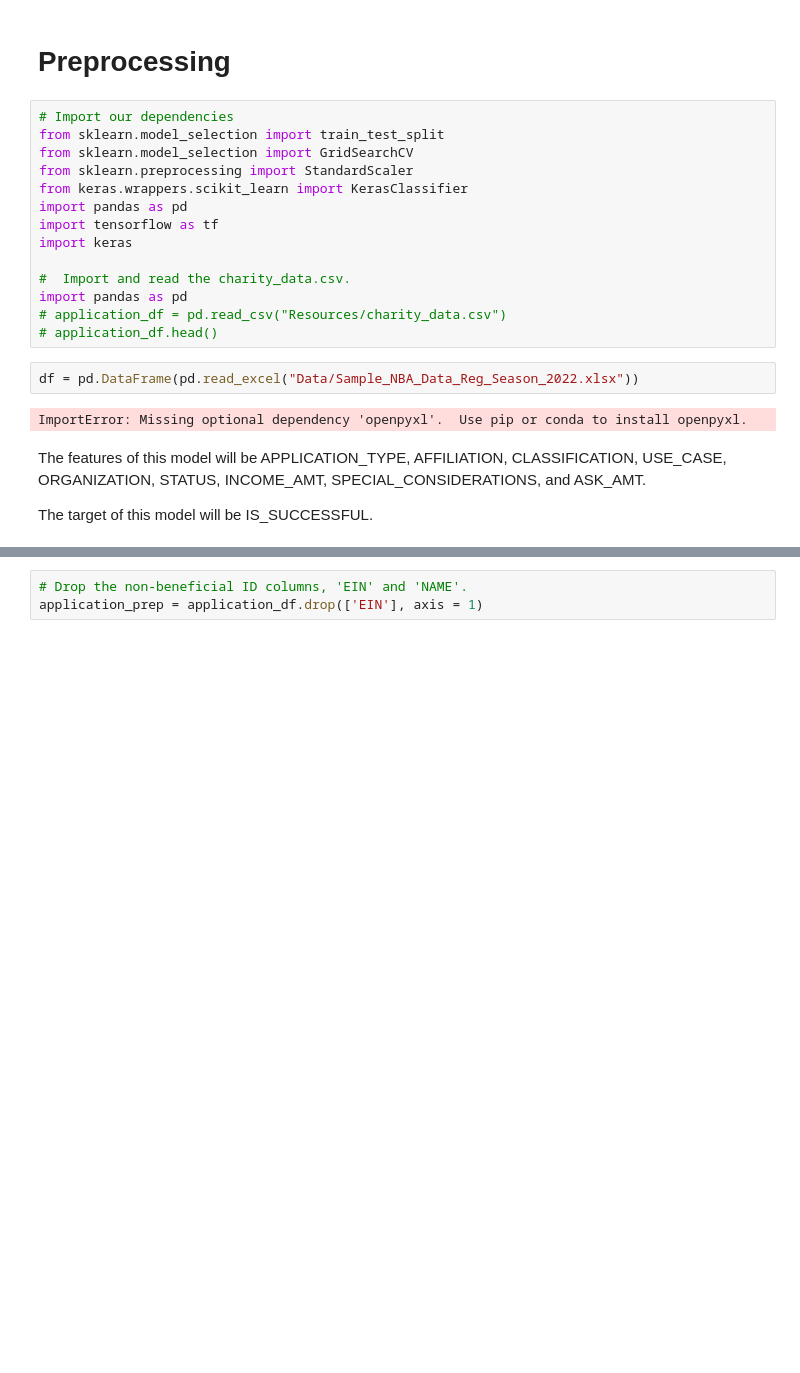
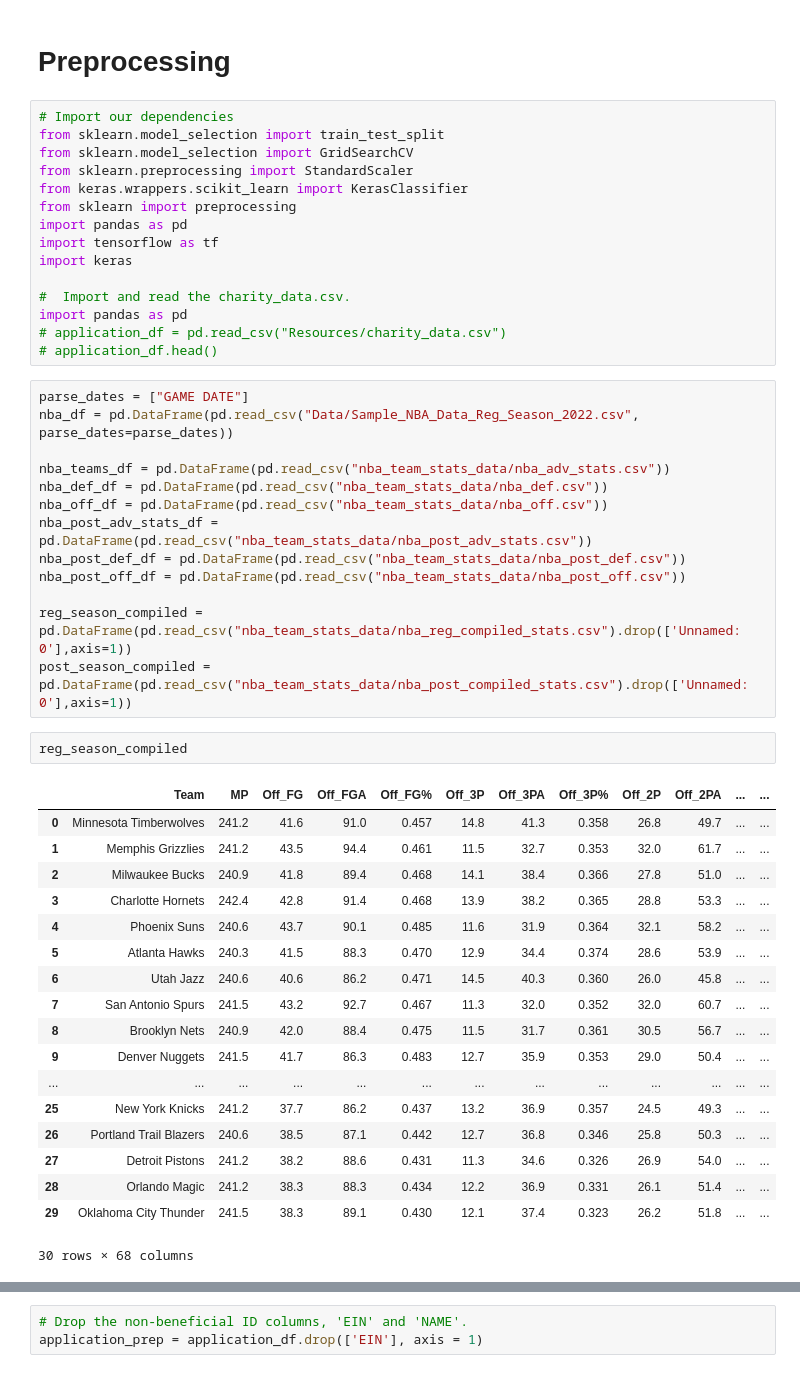
Before and after one commit to emeralddawns/NBA-Prediction-NN, a Jupyter notebook: NBA_Analysis.ipynb, the cells around one changed output, grey strips where cells are left out. Cells and saved outputs as stored; diff of their text form; blank space fills up the shorter version.

```diff
--- a/NBA_Analysis.ipynb
+++ b/NBA_Analysis.ipynb
@@ -46,6 +46,7 @@ from sklearn.model_selection import train_test_split
 from sklearn.model_selection import GridSearchCV
 from sklearn.preprocessing import StandardScaler
 from keras.wrappers.scikit_learn import KerasClassifier
+from sklearn import preprocessing
 import pandas as pd
 import tensorflow as tf
 import keras
@@ -54,11 +55,37 @@ import keras
 import pandas as pd
 # application_df = pd.read_csv("Resources/charity_data.csv")
 # application_df.head()
-# %%
-df = pd.DataFrame(pd.read_excel("Data/Sample_NBA_Data_Reg_Season_2022.xlsx"))
-# %% [output]
-ImportError: Missing optional dependency 'openpyxl'.  Use pip or conda to install openpyxl.
-# %% [markdown]
-The features of this model will be APPLICATION_TYPE, AFFILIATION, CLASSIFICATION, USE_CASE, ORGANIZATION, STATUS, INCOME_AMT, SPECIAL_CONSIDERATIONS, and ASK_AMT.
-
-The target of this model will be IS_SUCCESSFUL.
+# %%
+parse_dates = ["GAME DATE"]
+nba_df = pd.DataFrame(pd.read_csv("Data/Sample_NBA_Data_Reg_Season_2022.csv", parse_dates=parse_dates))
+
+nba_teams_df = pd.DataFrame(pd.read_csv("nba_team_stats_data/nba_adv_stats.csv"))
+nba_def_df = pd.DataFrame(pd.read_csv("nba_team_stats_data/nba_def.csv"))
+nba_off_df = pd.DataFrame(pd.read_csv("nba_team_stats_data/nba_off.csv"))
+nba_post_adv_stats_df = pd.DataFrame(pd.read_csv("nba_team_stats_data/nba_post_adv_stats.csv"))
+nba_post_def_df = pd.DataFrame(pd.read_csv("nba_team_stats_data/nba_post_def.csv"))
+nba_post_off_df = pd.DataFrame(pd.read_csv("nba_team_stats_data/nba_post_off.csv"))
+
+reg_season_compiled = pd.DataFrame(pd.read_csv("nba_team_stats_data/nba_reg_compiled_stats.csv").drop(['Unnamed: 0'],axis=1))
+post_season_compiled = pd.DataFrame(pd.read_csv("nba_team_stats_data/nba_post_compiled_stats.csv").drop(['Unnamed: 0'],axis=1))
+# %%
+reg_season_compiled
+# %% [output]
+|  | Team | MP | Off_FG | Off_FGA | Off_FG% | Off_3P | Off_3PA | Off_3P% | Off_2P | Off_2PA | ... | ... |
+| 0 | Minnesota Timberwolves | 241.2 | 41.6 | 91.0 | 0.457 | 14.8 | 41.3 | 0.358 | 26.8 | 49.7 | ... | ... |
+| 1 | Memphis Grizzlies | 241.2 | 43.5 | 94.4 | 0.461 | 11.5 | 32.7 | 0.353 | 32.0 | 61.7 | ... | ... |
+| 2 | Milwaukee Bucks | 240.9 | 41.8 | 89.4 | 0.468 | 14.1 | 38.4 | 0.366 | 27.8 | 51.0 | ... | ... |
+| 3 | Charlotte Hornets | 242.4 | 42.8 | 91.4 | 0.468 | 13.9 | 38.2 | 0.365 | 28.8 | 53.3 | ... | ... |
+| 4 | Phoenix Suns | 240.6 | 43.7 | 90.1 | 0.485 | 11.6 | 31.9 | 0.364 | 32.1 | 58.2 | ... | ... |
+| 5 | Atlanta Hawks | 240.3 | 41.5 | 88.3 | 0.470 | 12.9 | 34.4 | 0.374 | 28.6 | 53.9 | ... | ... |
+| 6 | Utah Jazz | 240.6 | 40.6 | 86.2 | 0.471 | 14.5 | 40.3 | 0.360 | 26.0 | 45.8 | ... | ... |
+| 7 | San Antonio Spurs | 241.5 | 43.2 | 92.7 | 0.467 | 11.3 | 32.0 | 0.352 | 32.0 | 60.7 | ... | ... |
+| 8 | Brooklyn Nets | 240.9 | 42.0 | 88.4 | 0.475 | 11.5 | 31.7 | 0.361 | 30.5 | 56.7 | ... | ... |
+| 9 | Denver Nuggets | 241.5 | 41.7 | 86.3 | 0.483 | 12.7 | 35.9 | 0.353 | 29.0 | 50.4 | ... | ... |
+| ... | ... | ... | ... | ... | ... | ... | ... | ... | ... | ... | ... | ... |
+| 25 | New York Knicks | 241.2 | 37.7 | 86.2 | 0.437 | 13.2 | 36.9 | 0.357 | 24.5 | 49.3 | ... | ... |
+| 26 | Portland Trail Blazers | 240.6 | 38.5 | 87.1 | 0.442 | 12.7 | 36.8 | 0.346 | 25.8 | 50.3 | ... | ... |
+| 27 | Detroit Pistons | 241.2 | 38.2 | 88.6 | 0.431 | 11.3 | 34.6 | 0.326 | 26.9 | 54.0 | ... | ... |
+| 28 | Orlando Magic | 241.2 | 38.3 | 88.3 | 0.434 | 12.2 | 36.9 | 0.331 | 26.1 | 51.4 | ... | ... |
+| 29 | Oklahoma City Thunder | 241.5 | 38.3 | 89.1 | 0.430 | 12.1 | 37.4 | 0.323 | 26.2 | 51.8 | ... | ... |
+30 rows × 68 columns
```
Also changed, not shown: parts of 40 cells of this notebook.
